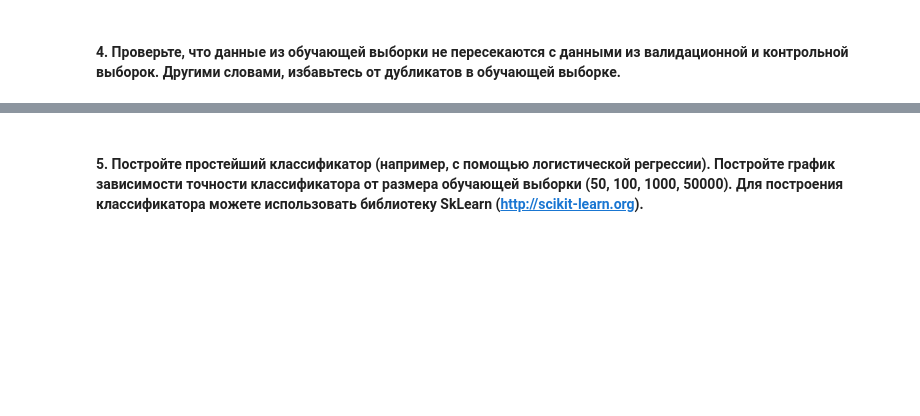
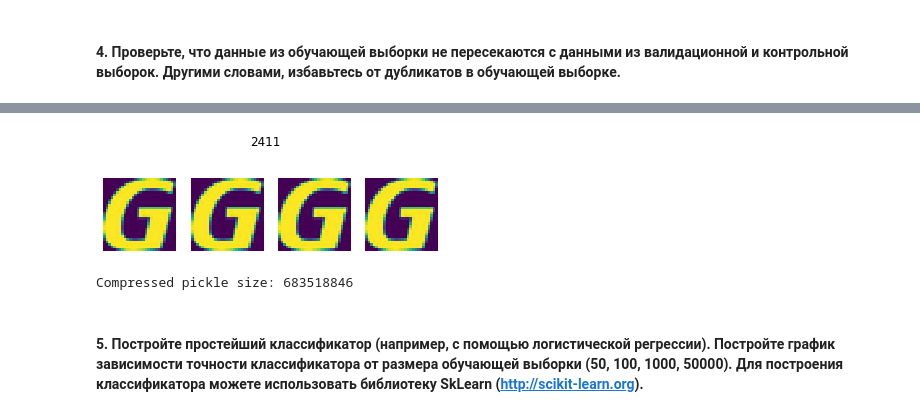
Before and after one commit to Mihlyuk/deep-learning-course, a Jupyter notebook: assignment1.ipynb, the cells around one changed output, grey strips where cells are left out. Saved outputs shown, nothing was run; the diff lists cells and outputs as text; code cells hidden in the pictures; blank space fills up the shorter version.

```diff
--- a/assignment1.ipynb
+++ b/assignment1.ipynb
@@ -29,0 +368,12 @@ KeyboardInterrupt:
+# %%
+def display_overlap(overlap, source_dataset, target_dataset):
+    overlap = {k: v for k, v in overlap.items() if len(v) >= 3}
+    item = random.choice(list(overlap.keys()))
+    imgs = np.concatenate(([source_dataset[item]], target_dataset[overlap[item][0:7]]))
+    plt.suptitle(item)
+    for i, img in enumerate(imgs):
+        plt.subplot(2, 4, i + 1)
+        plt.axis('off')
+        plt.imshow(img)
+
+    plt.show()
@@ -29,0 +396,4 @@ KeyboardInterrupt:
+# %%
+display_overlap(overlap_test_train, test_dataset, train_dataset)
+# %% [output]
+[figure, added]
@@ -30,2 +409,23 @@ KeyboardInterrupt:
+# %%
+try:
+    f = open(pickle_file_sanit, 'wb')
+    save = {
+        'train_dataset': train_dataset,
+        'train_labels': train_labels,
+        'valid_dataset': valid_dataset_sanit,
+        'valid_labels': valid_labels_sanit,
+        'test_dataset': test_dataset_sanit,
+        'test_labels': test_labels_sanit,
+    }
+    pickle.dump(save, f, pickle.HIGHEST_PROTOCOL)
+    f.close()
+except Exception as e:
+    print('Unable to save data to', pickle_file, ':', e)
+    raise
+
+statinfo = os.stat(pickle_file_sanit)
+print('Compressed pickle size:', statinfo.st_size)
+# %% [output]
+Compressed pickle size: 683518846
 # %% [markdown]
 #### 5. Постройте простейший классификатор (например, с помощью логистической регрессии). Постройте график зависимости точности классификатора от размера обучающей выборки (50, 100, 1000, 50000). Для построения классификатора можете использовать библиотеку SkLearn (http://scikit-learn.org).
```
Also changed, not shown: parts of 36 cells of this notebook, 2 other files.
